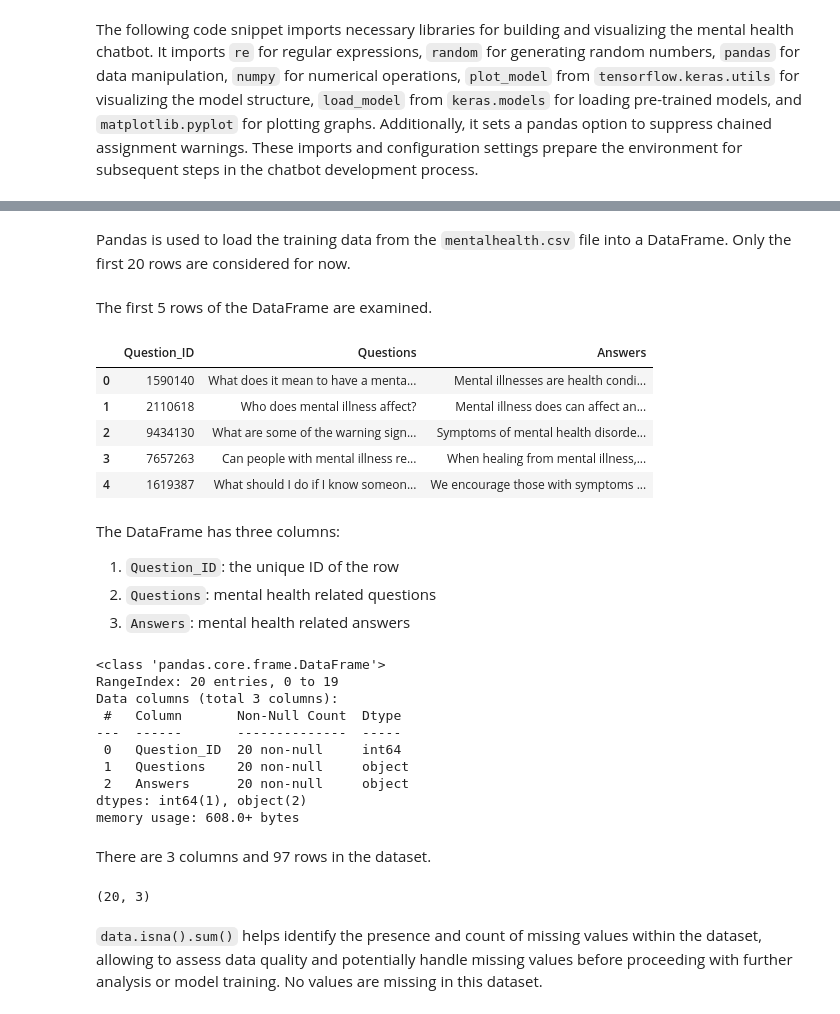
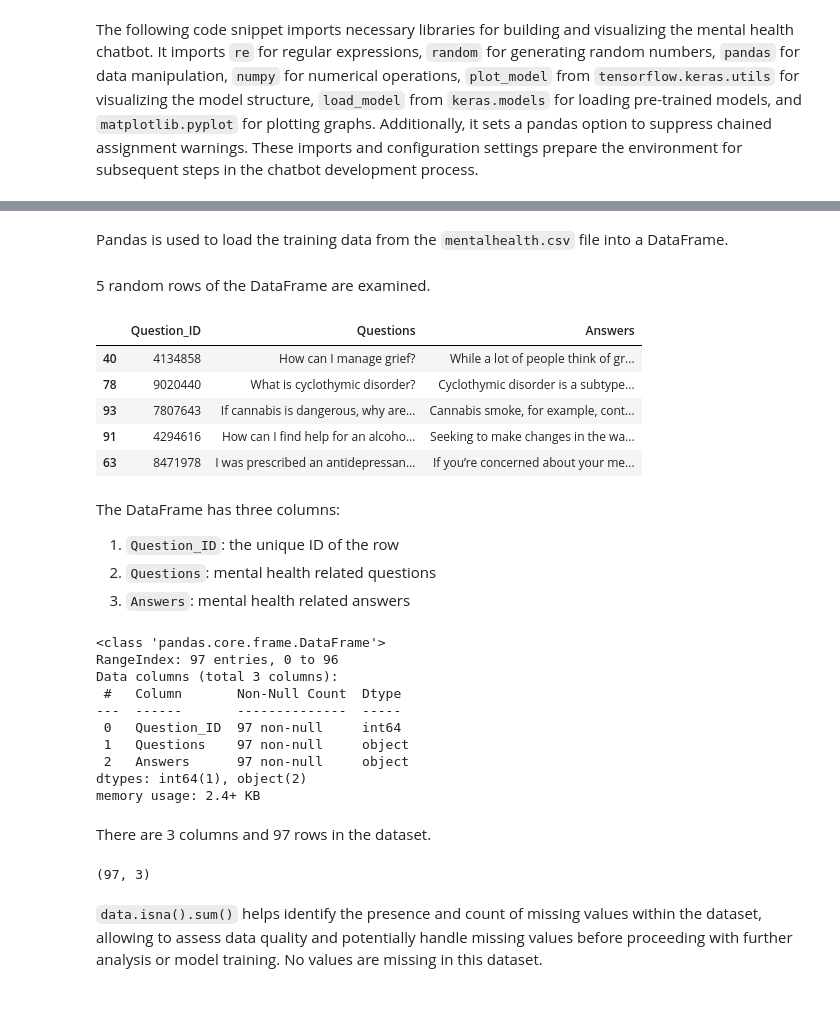
Before and after one commit to SudoStar/mental-health-chatbot, a Jupyter notebook: Mental_health_chatbot.ipynb, the cells around one changed output, grey strips where cells are left out. Drawn from its saved outputs; the diff is of its cells as text; code cells hidden in the pictures.

```diff
--- a/Mental_health_chatbot.ipynb
+++ b/Mental_health_chatbot.ipynb
@@ -225,18 +218,18 @@ To enable the following instructions: AVX2 FMA, in other operations, rebuild Ten
 # %% [markdown]
-Pandas is used to load the training data from the `mentalhealth.csv` file into a DataFrame. Only the first 20 rows are considered for now.
+Pandas is used to load the training data from the `mentalhealth.csv` file into a DataFrame.
 # %%
-data = pd.read_csv(path_to_csv, nrows=20)
+data = pd.read_csv(path_to_csv)
 # %% [markdown]
-The first 5 rows of the DataFrame are examined.
+5 random rows of the DataFrame are examined.
 # %%
-data.head(5)
+data.sample(5)
 # %% [output]
 |  | Question_ID | Questions | Answers |
-| 0 | 1590140 | What does it mean to have a menta... | Mental illnesses are health condi... |
-| 1 | 2110618 | Who does mental illness affect? | Mental illness does can affect an... |
-| 2 | 9434130 | What are some of the warning sign... | Symptoms of mental health disorde... |
-| 3 | 7657263 | Can people with mental illness re... | When healing from mental illness,... |
-| 4 | 1619387 | What should I do if I know someon... | We encourage those with symptoms ... |
+| 40 | 4134858 | How can I manage grief? | While a lot of people think of gr... |
+| 78 | 9020440 | What is cyclothymic disorder? | Cyclothymic disorder is a subtype... |
+| 93 | 7807643 | If cannabis is dangerous, why are... | Cannabis smoke, for example, cont... |
+| 91 | 4294616 | How can I find help for an alcoho... | Seeking to make changes in the wa... |
+| 63 | 8471978 | I was prescribed an antidepressan... | If you’re concerned about your me... |
 # %% [markdown]
 The DataFrame has three columns:
 
@@ -247,21 +240,21 @@ The DataFrame has three columns:
 data.info()
 # %% [output]
 <class 'pandas.core.frame.DataFrame'>
-RangeIndex: 20 entries, 0 to 19
+RangeIndex: 97 entries, 0 to 96
 Data columns (total 3 columns):
  #   Column       Non-Null Count  Dtype
 ---  ------       --------------  -----
- 0   Question_ID  20 non-null     int64
- 1   Questions    20 non-null     object
- 2   Answers      20 non-null     object
+ 0   Question_ID  97 non-null     int64
+ 1   Questions    97 non-null     object
+ 2   Answers      97 non-null     object
 dtypes: int64(1), object(2)
-memory usage: 608.0+ bytes
+memory usage: 2.4+ KB
 # %% [markdown]
 There are 3 columns and 97 rows in the dataset.
 # %%
 data.shape
 # %% [output]
-(20, 3)
+(97, 3)
 # %% [markdown]
 `data.isna().sum()` helps identify the presence and count of missing values within the dataset, allowing to assess data quality and potentially handle missing values before proceeding with further analysis or model training. No values are missing in this dataset.
 # %%
```
Also changed, not shown: parts of 22 cells of this notebook.
